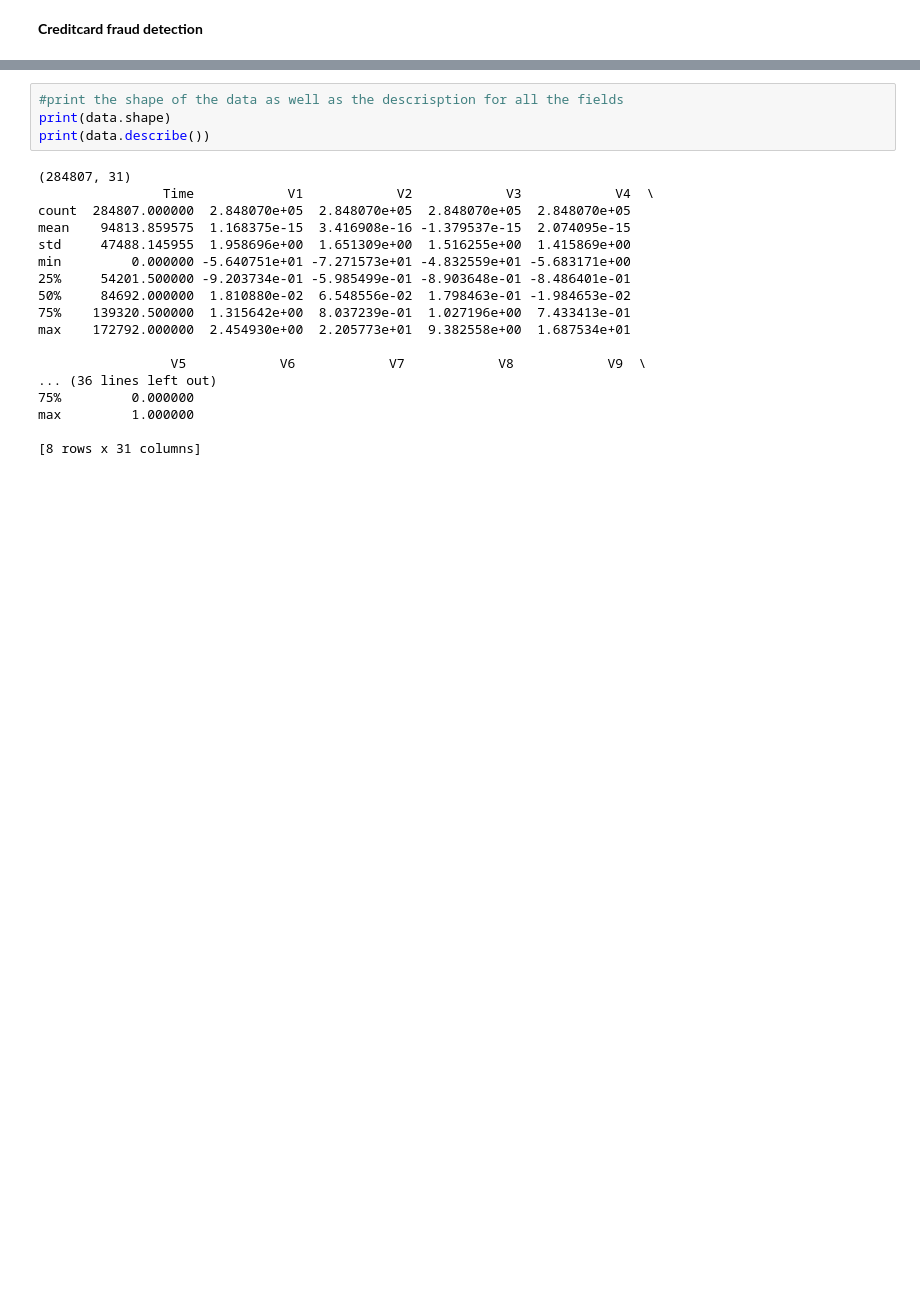
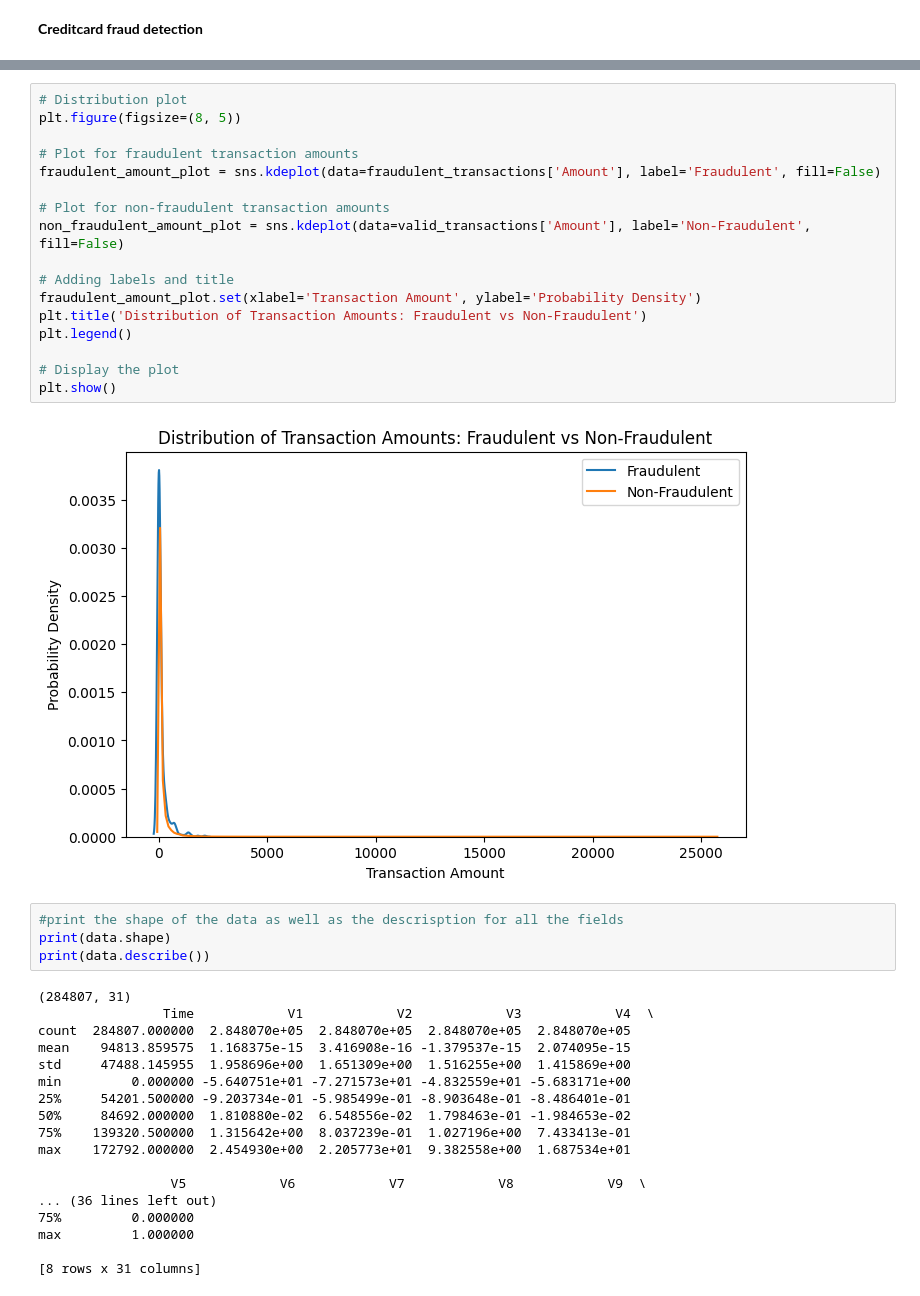
Before and after one commit to Malikshemi3344/datascienceproject, a Jupyter notebook: datascience_project.ipynb, the cells around one changed output, grey strips where cells are left out. Saved outputs shown, nothing was run; the diff lists cells and outputs as text; blank space fills up the shorter version.

```diff
--- a/datascience_project.ipynb
+++ b/datascience_project.ipynb
@@ -45,3 +178,22 @@ Extracting files...
+# %%
+# Distribution plot
+plt.figure(figsize=(8, 5))
+
+# Plot for fraudulent transaction amounts
+fraudulent_amount_plot = sns.kdeplot(data=fraudulent_transactions['Amount'], label='Fraudulent', fill=False)
+
+# Plot for non-fraudulent transaction amounts
+non_fraudulent_amount_plot = sns.kdeplot(data=valid_transactions['Amount'], label='Non-Fraudulent', fill=False)
+
+# Adding labels and title
+fraudulent_amount_plot.set(xlabel='Transaction Amount', ylabel='Probability Density')
+plt.title('Distribution of Transaction Amounts: Fraudulent vs Non-Fraudulent')
+plt.legend()
+
+# Display the plot
+plt.show()
+# %% [output]
+[figure, added]
 # %%
 #print the shape of the data as well as the descrisption for all the fields
 print(data.shape)
```
Also changed, not shown: parts of 16 cells of this notebook.
